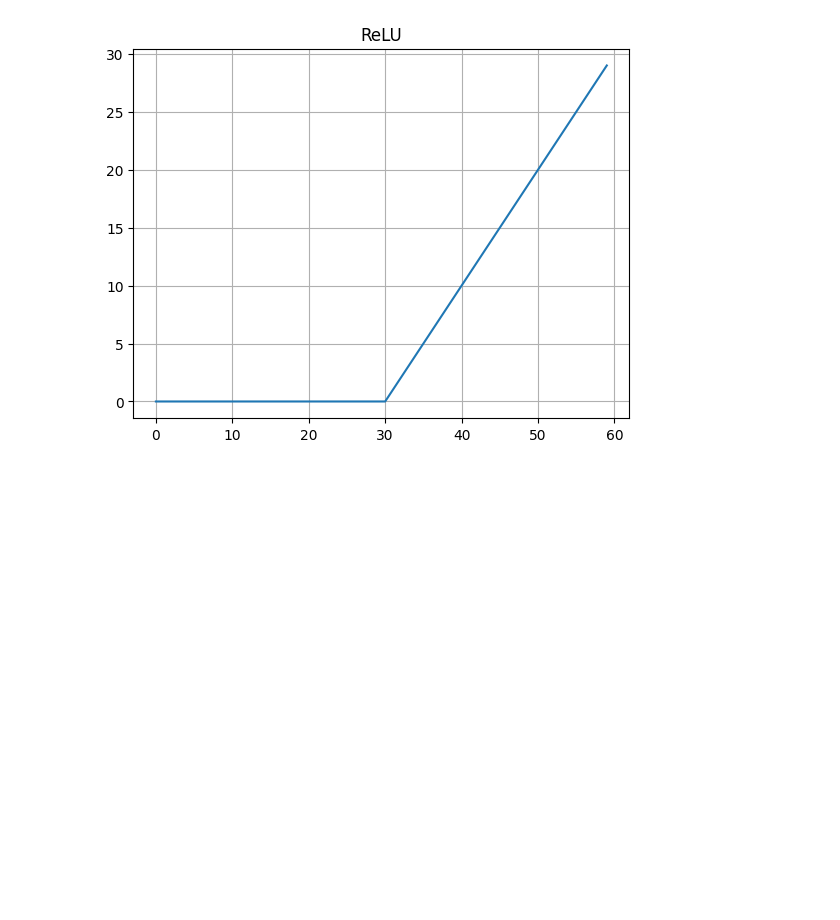
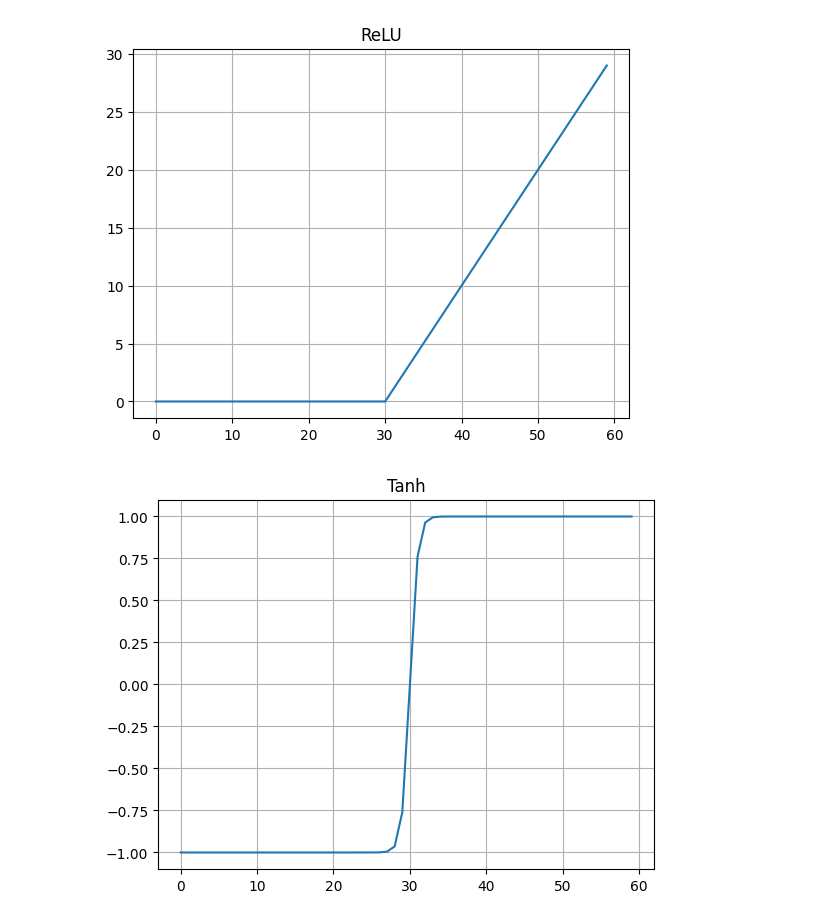
Before and after one commit to warunasrinath/Neural_Network_Scratch, a Jupyter notebook: activation_functions.ipynb, the cells around one changed output. Cells and saved outputs as stored; diff of their text form; code cells hidden in the pictures; blank space fills up the shorter version.

```diff
--- a/activation_functions.ipynb
+++ b/activation_functions.ipynb
@@ -35,3 +35,13 @@ def ReLU(z):
 plot_activation(ReLU, "ReLU")
 # %% [output]
 [figure]
+# %%
+def tanh(z):
+    '''
+        Tanh: Classical function that is doing a similar mapping than the bipolar sigmoid
+    '''
+    return math.tanh(z)
+
+plot_activation(tanh, "Tanh")
+# %% [output]
+[figure, added]
```
Also changed, not shown: 7 other files.
